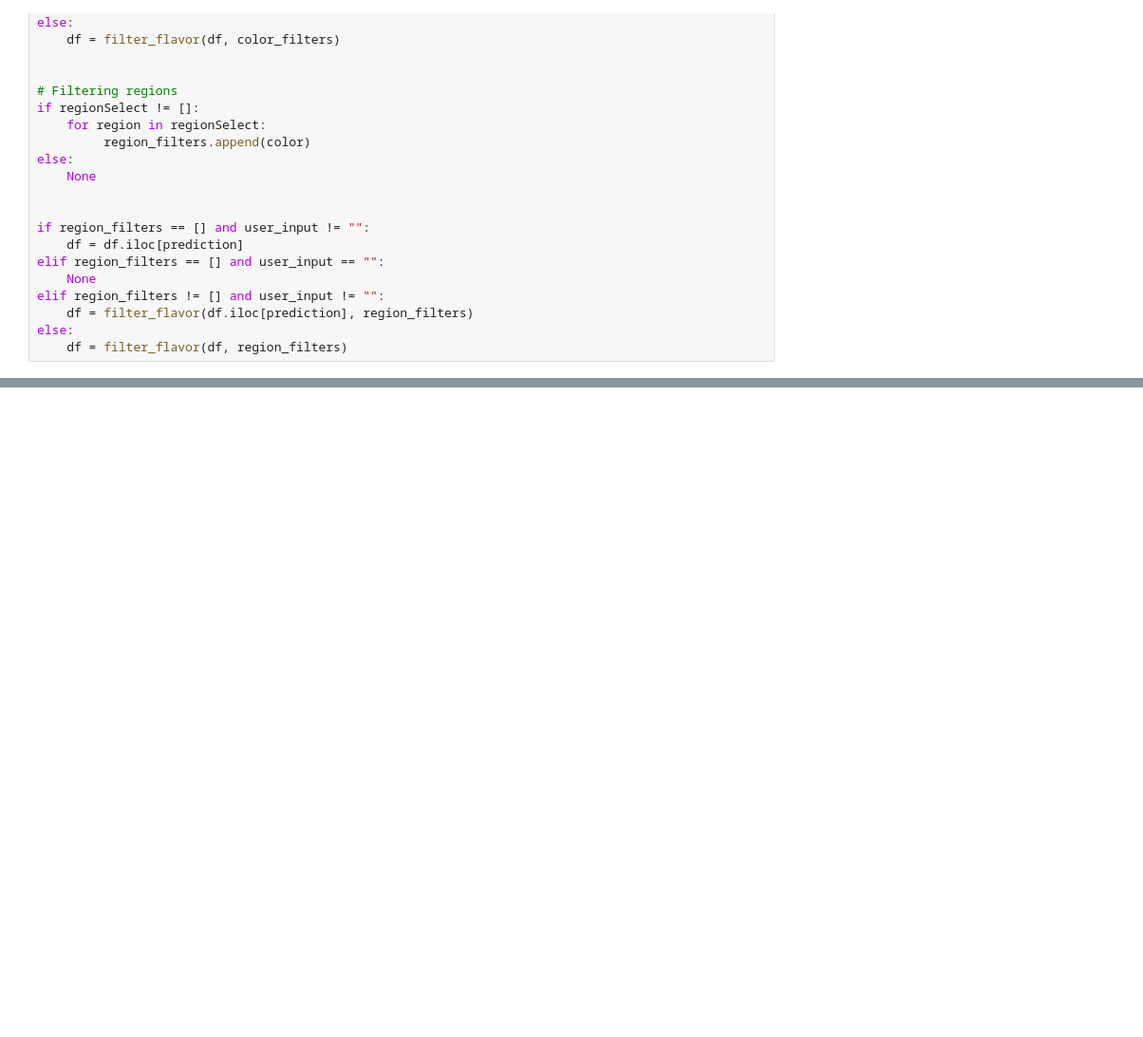
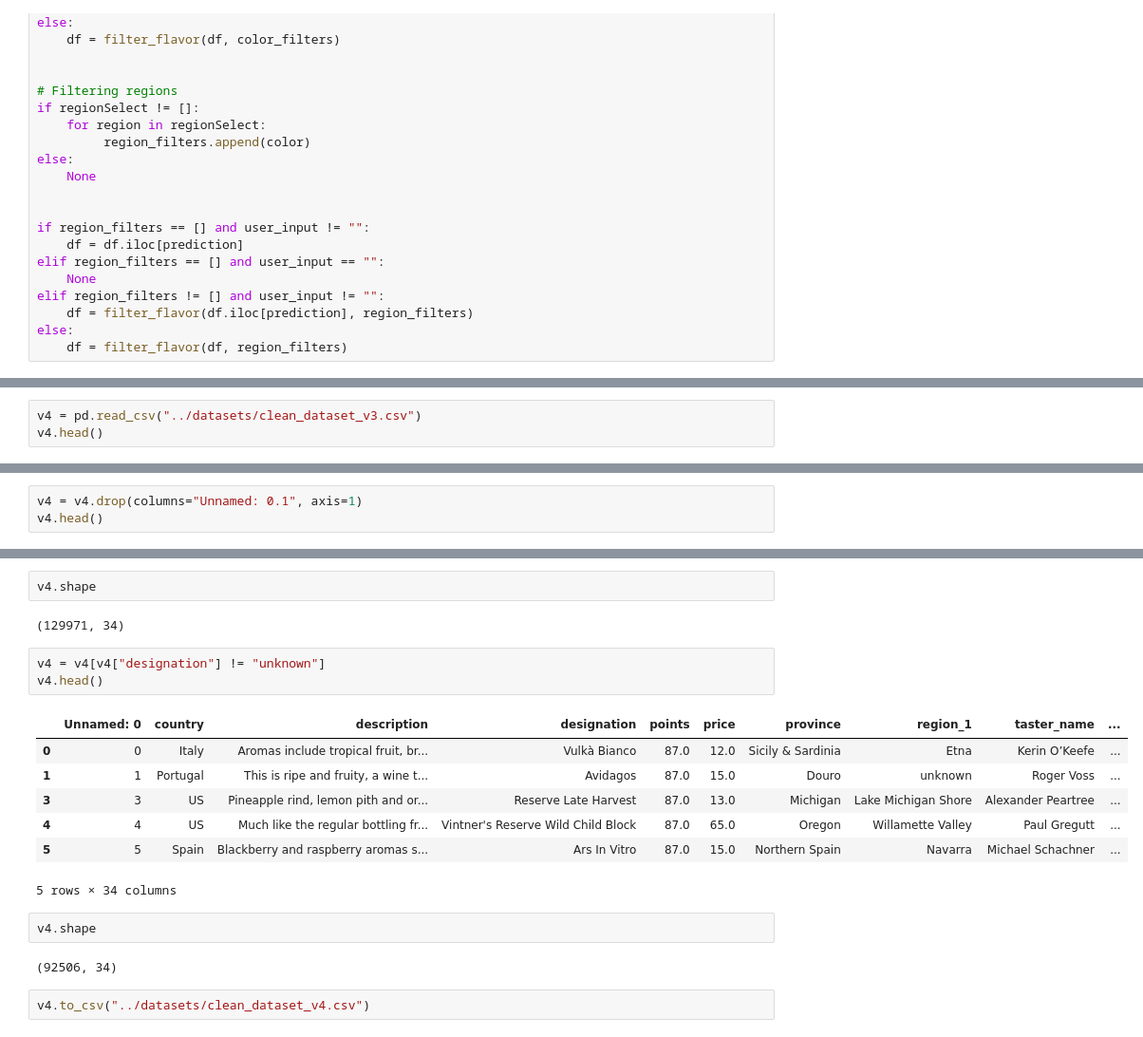
Before and after one commit to AugMoura/vino, a Jupyter notebook: notebooks/vino_augusto.ipynb, the cells around one changed output, grey strips where cells are left out. Shown: that part at 95% size. Cells and saved outputs as stored; diff of their text form; blank space fills up the shorter version.

Commit message:
Generating clean_dataset_v4 - 'designation' column without unknowns

```diff
--- a/notebooks/vino_augusto.ipynb
+++ b/notebooks/vino_augusto.ipynb
@@ -1347,0 +1350,3 @@ else:
+# %%
+v4 = pd.read_csv("../datasets/clean_dataset_v3.csv")
+v4.head()
@@ -1347,0 +1361,3 @@ else:
+# %%
+v4 = v4.drop(columns="Unnamed: 0.1", axis=1)
+v4.head()
@@ -1347,0 +1372,21 @@ else:
+# %%
+v4.shape
+# %% [output]
+(129971, 34)
+# %%
+v4 = v4[v4["designation"] != "unknown"]
+v4.head()
+# %% [output]
+|  | Unnamed: 0 | country | description | designation | points | price | province | region_1 | taster_name | ... |
+| 0 | 0 | Italy | Aromas include tropical fruit, br... | Vulkà Bianco | 87.0 | 12.0 | Sicily & Sardinia | Etna | Kerin O’Keefe | ... |
+| 1 | 1 | Portugal | This is ripe and fruity, a wine t... | Avidagos | 87.0 | 15.0 | Douro | unknown | Roger Voss | ... |
+| 3 | 3 | US | Pineapple rind, lemon pith and or... | Reserve Late Harvest | 87.0 | 13.0 | Michigan | Lake Michigan Shore | Alexander Peartree | ... |
+| 4 | 4 | US | Much like the regular bottling fr... | Vintner's Reserve Wild Child Block | 87.0 | 65.0 | Oregon | Willamette Valley | Paul Gregutt | ... |
+| 5 | 5 | Spain | Blackberry and raspberry aromas s... | Ars In Vitro | 87.0 | 15.0 | Northern Spain | Navarra | Michael Schachner | ... |
+5 rows × 34 columns
+# %%
+v4.shape
+# %% [output]
+(92506, 34)
+# %%
+v4.to_csv("../datasets/clean_dataset_v4.csv")
```
Also changed, not shown: parts of 3 cells of this notebook, 5 other files.
